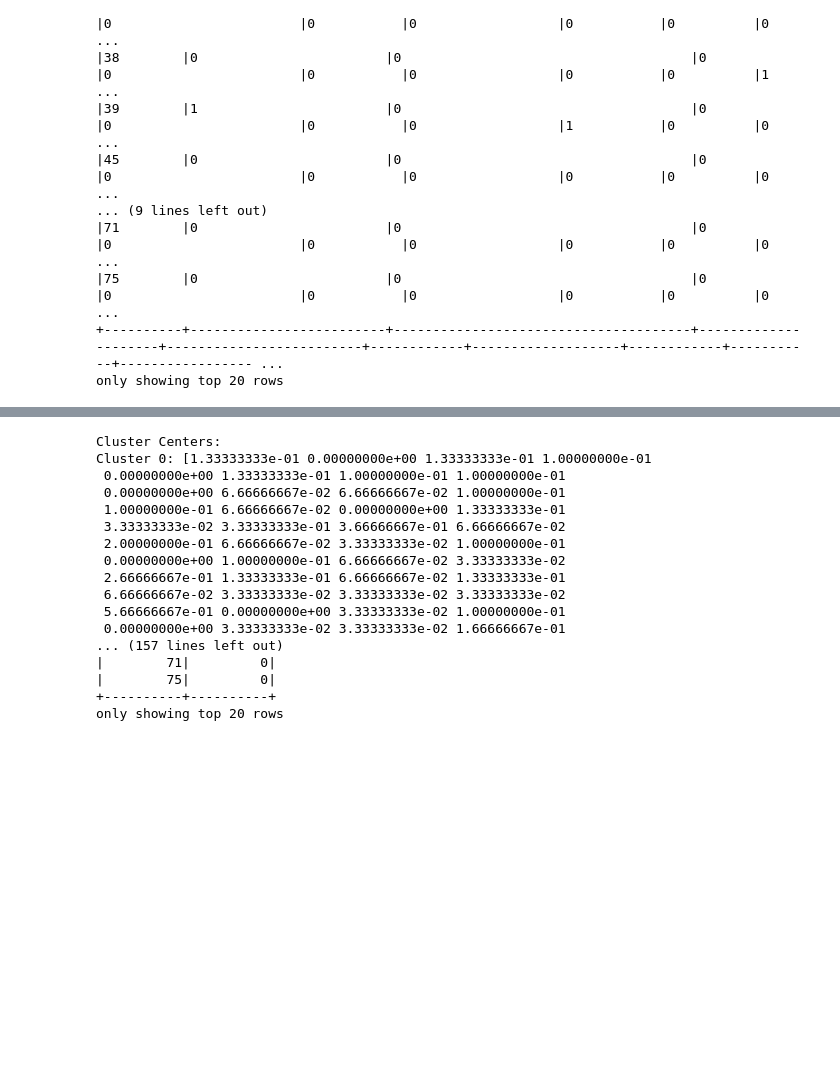
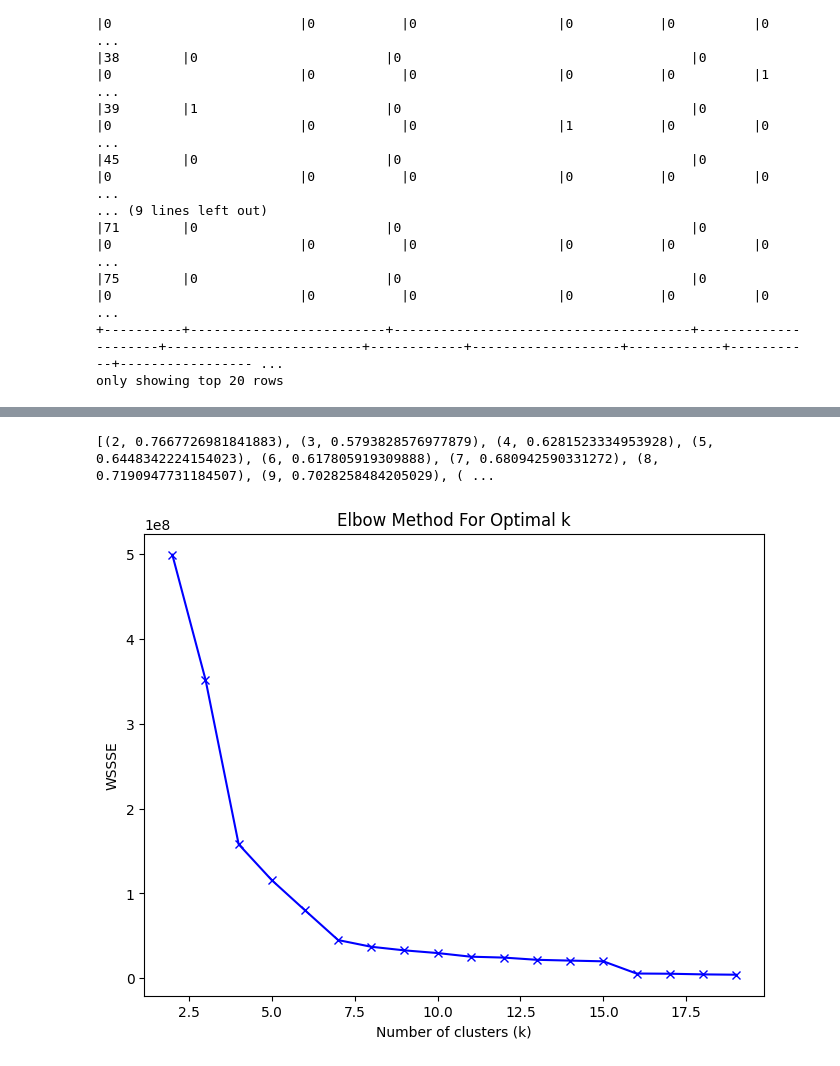
Before and after one commit to ChristosP1/Spark_Book_Purchase, a Jupyter notebook: Clustering.ipynb, the cells around one changed output, grey strips where cells are left out. Cells and saved outputs as stored; diff of their text form; code cells hidden in the pictures; blank space fills up the shorter version.

Commit message:
Update clustering, use elbow method for optimal K

```diff
--- a/Clustering.ipynb
+++ b/Clustering.ipynb
@@ -181,16 +222,10 @@ only showing top 20 rows
+# %%
+print(silhouette_scores)
+# %% [output]
+[(2, 0.7667726981841883), (3, 0.5793828576977879), (4, 0.6281523334953928), (5, 0.6448342224154023), (6, 0.617805919309888), (7, 0.680942590331272), (8, 0.7190947731184507), (9, 0.7028258484205029), ( ...
 # %%
-from pyspark.ml.clustering import BisectingKMeans
-from pyspark.ml.feature import VectorAssembler
-
-# Select columns for input features
-cols_except_process_id = [col for col in final_logs.columns if col != 'process_id']
-
-# Assemble features into a single vector column
-assembler = VectorAssembler(inputCols=cols_except_process_id, outputCol="features")
-feature_logs = assembler.transform(final_logs)
-
-# Train the Bisecting K-Means model
-kmeans = BisectingKMeans(k=3, seed=123)
+# Train the final model using the optimal k
+kmeans = BisectingKMeans(k=optimal_k, seed=123)
 model = kmeans.fit(feature_logs)
 
 # Make predictions
@@ -204,21 +239,42 @@ for idx, center in enumerate(centers):
 
 # Show predictions
 predictions.select("process_id", "prediction").show()
-# %% [output]
-Cluster Centers:
-Cluster 0: [1.33333333e-01 0.00000000e+00 1.33333333e-01 1.00000000e-01
- 0.00000000e+00 1.33333333e-01 1.00000000e-01 1.00000000e-01
- 0.00000000e+00 6.66666667e-02 6.66666667e-02 1.00000000e-01
- 1.00000000e-01 6.66666667e-02 0.00000000e+00 1.33333333e-01
- 3.33333333e-02 3.33333333e-01 3.66666667e-01 6.66666667e-02
- 2.00000000e-01 6.66666667e-02 3.33333333e-02 1.00000000e-01
- 0.00000000e+00 1.00000000e-01 6.66666667e-02 3.33333333e-02
- 2.66666667e-01 1.33333333e-01 6.66666667e-02 1.33333333e-01
- 6.66666667e-02 3.33333333e-02 3.33333333e-02 3.33333333e-02
- 5.66666667e-01 0.00000000e+00 3.33333333e-02 1.00000000e-01
- 0.00000000e+00 3.33333333e-02 3.33333333e-02 1.66666667e-01
-... (157 lines left out)
-|        71|         0|
-|        75|         0|
-+----------+----------+
-only showing top 20 rows
+# %%
+from pyspark.ml.evaluation import ClusteringEvaluator
+from pyspark.ml.feature import VectorAssembler
+from pyspark.ml.clustering import BisectingKMeans
+import matplotlib.pyplot as plt
+import numpy as np
+
+# Select columns for input features
+cols_except_process_id = [col for col in final_logs.columns if col != 'process_id']
+
+# Assemble features into a single vector column
+assembler = VectorAssembler(inputCols=cols_except_process_id, outputCol="features")
+feature_logs = assembler.transform(final_logs)
+
+# Initialize an empty list to store WSSSE values for different k
+wssse_values = []
+
+# Define the range of k values to test
+k_values = range(2, int(final_logs.count()/3))
+
+# Compute WSSSE for each k
+for k in k_values:
+    kmeans = BisectingKMeans(k=k, seed=123)
+    model = kmeans.fit(feature_logs)
+    wssse = model.computeCost(feature_logs)
+    wssse_values.append((k, wssse))
+
+# Extract K and WSSSE values
+k_vals, wssse_vals = zip(*wssse_values)
+
+# Plot the WSSSE values against the k values to find the elbow point
+plt.figure(figsize=(8, 6))
+plt.plot(k_vals, wssse_vals, 'bx-')
+plt.xlabel('Number of clusters (k)')
+plt.ylabel('WSSSE')
+plt.title('Elbow Method For Optimal k')
+plt.show()
+# %% [output]
+[figure, added]
```
Also changed, not shown: parts of 5 cells of this notebook.
